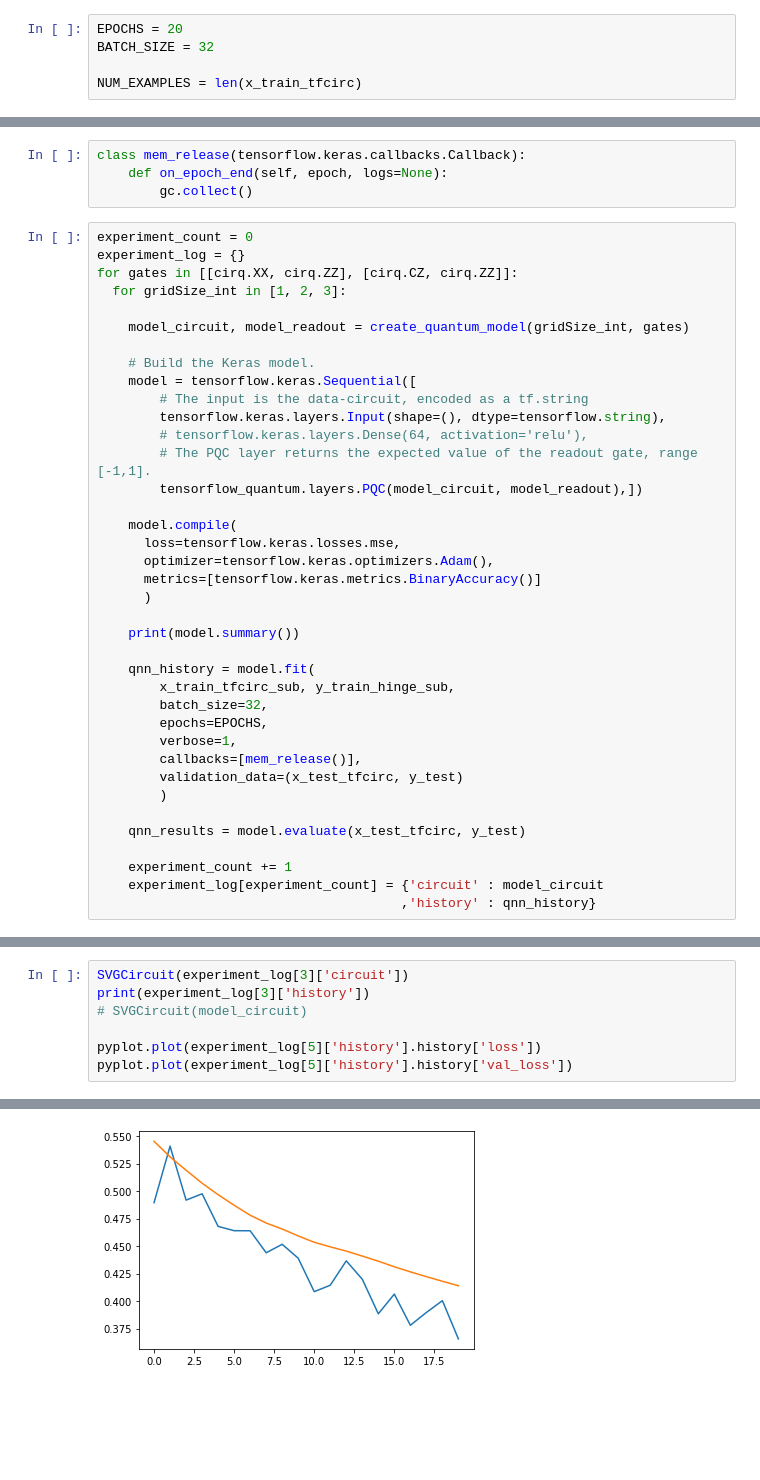
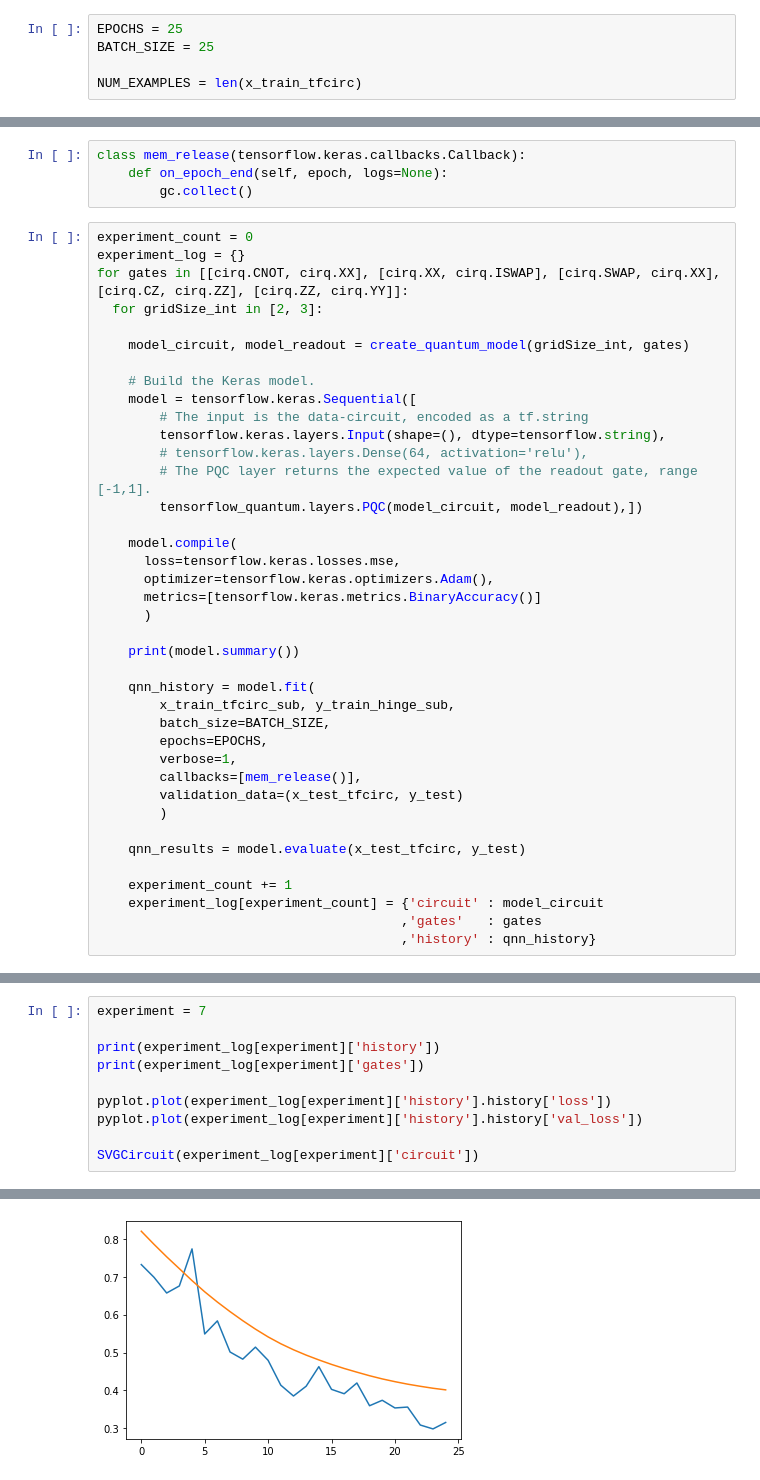
Before and after one commit to pinballsurgeon/deluxo_adjacency, a Jupyter notebook: auto_quantum_circuits.ipynb, the cells around one changed output, grey strips where cells are left out. Drawn from its saved outputs; the diff is of its cells as text; blank space fills up the shorter version.

```diff
--- a/auto_quantum_circuits.ipynb
+++ b/auto_quantum_circuits.ipynb
@@ -96,8 +96,8 @@ x_test_circ = [convert_to_circuit(x) for x in x_test_small]
 x_train_tfcirc = tensorflow_quantum.convert_to_tensor(x_train_circ)
 x_test_tfcirc = tensorflow_quantum.convert_to_tensor(x_test_circ)
 # %%
-EPOCHS = 20
-BATCH_SIZE = 32
+EPOCHS = 25
+BATCH_SIZE = 25
 
 NUM_EXAMPLES = len(x_train_tfcirc)
 # %%
@@ -110,8 +110,8 @@ class mem_release(tensorflow.keras.callbacks.Callback):
 # %%
 experiment_count = 0
 experiment_log = {}
-for gates in [[cirq.XX, cirq.ZZ], [cirq.CZ, cirq.ZZ]]:
-  for gridSize_int in [1, 2, 3]:
+for gates in [[cirq.CNOT, cirq.XX], [cirq.XX, cirq.ISWAP], [cirq.SWAP, cirq.XX], [cirq.CZ, cirq.ZZ], [cirq.ZZ, cirq.YY]]:
+  for gridSize_int in [2, 3]:
 
     model_circuit, model_readout = create_quantum_model(gridSize_int, gates)
 
@@ -133,7 +133,7 @@ for gates in [[cirq.XX, cirq.ZZ], [cirq.CZ, cirq.ZZ]]:
 
     qnn_history = model.fit(
         x_train_tfcirc_sub, y_train_hinge_sub,
-        batch_size=32,
+        batch_size=BATCH_SIZE,
         epochs=EPOCHS,
         verbose=1,
         callbacks=[mem_release()],
@@ -144,5 +144,6 @@ for gates in [[cirq.XX, cirq.ZZ], [cirq.CZ, cirq.ZZ]]:
 
     experiment_count += 1
     experiment_log[experiment_count] = {'circuit' : model_circuit
+                                       ,'gates'   : gates
                                        ,'history' : qnn_history}
 # %% [output]
@@ -166,8 +167,11 @@ Epoch 20/20
 # %%
-SVGCircuit(experiment_log[3]['circuit'])
-print(experiment_log[3]['history'])
-# SVGCircuit(model_circuit)
+experiment = 7
 
-pyplot.plot(experiment_log[5]['history'].history['loss'])
-pyplot.plot(experiment_log[5]['history'].history['val_loss'])
+print(experiment_log[experiment]['history'])
+print(experiment_log[experiment]['gates'])
+
+pyplot.plot(experiment_log[experiment]['history'].history['loss'])
+pyplot.plot(experiment_log[experiment]['history'].history['val_loss'])
+
+SVGCircuit(experiment_log[experiment]['circuit'])
 # %% [output]
@@ -176 +182 @@ pyplot.plot(experiment_log[5]['history'].history['val_loss'])
-[figure, old version]
+[figure, new version]
```
Also changed, not shown: parts of 2 cells of this notebook.
